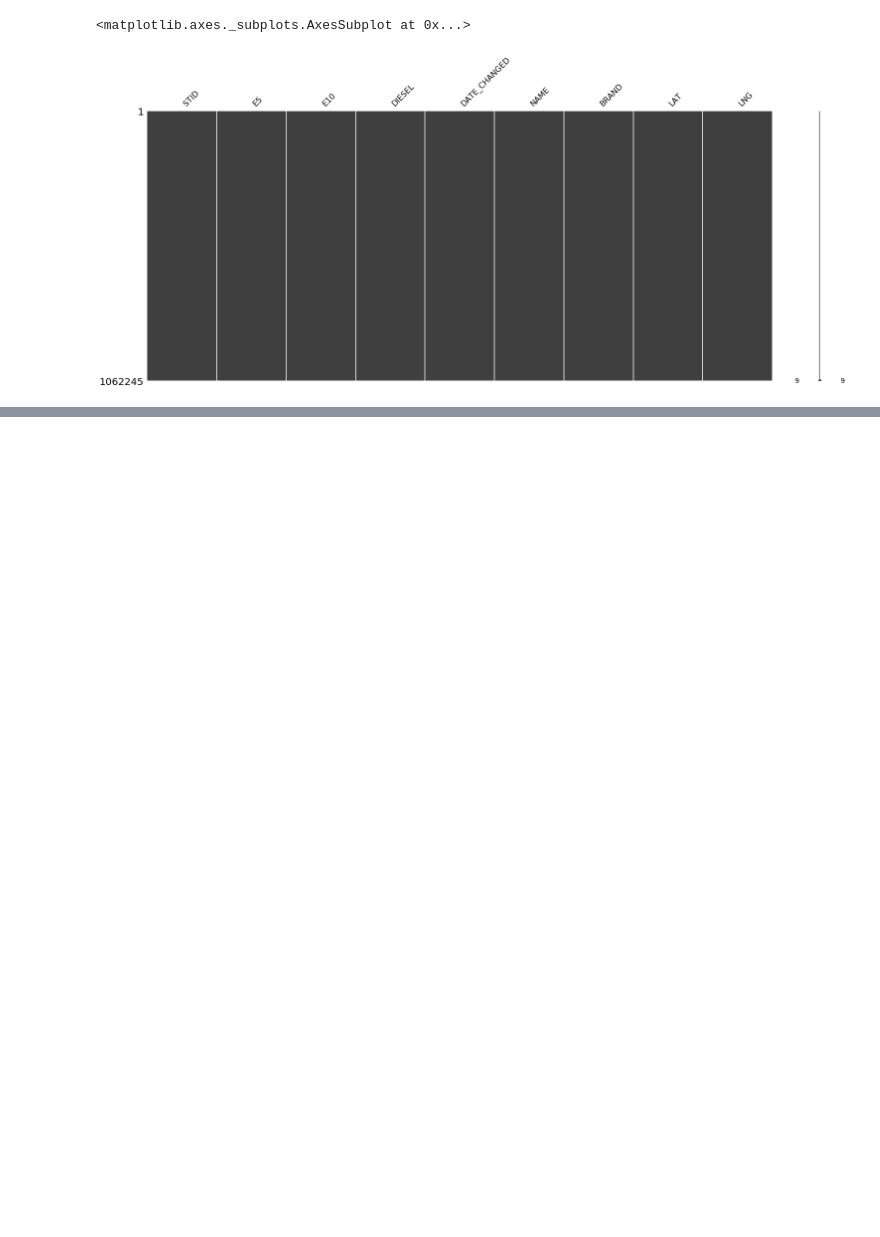
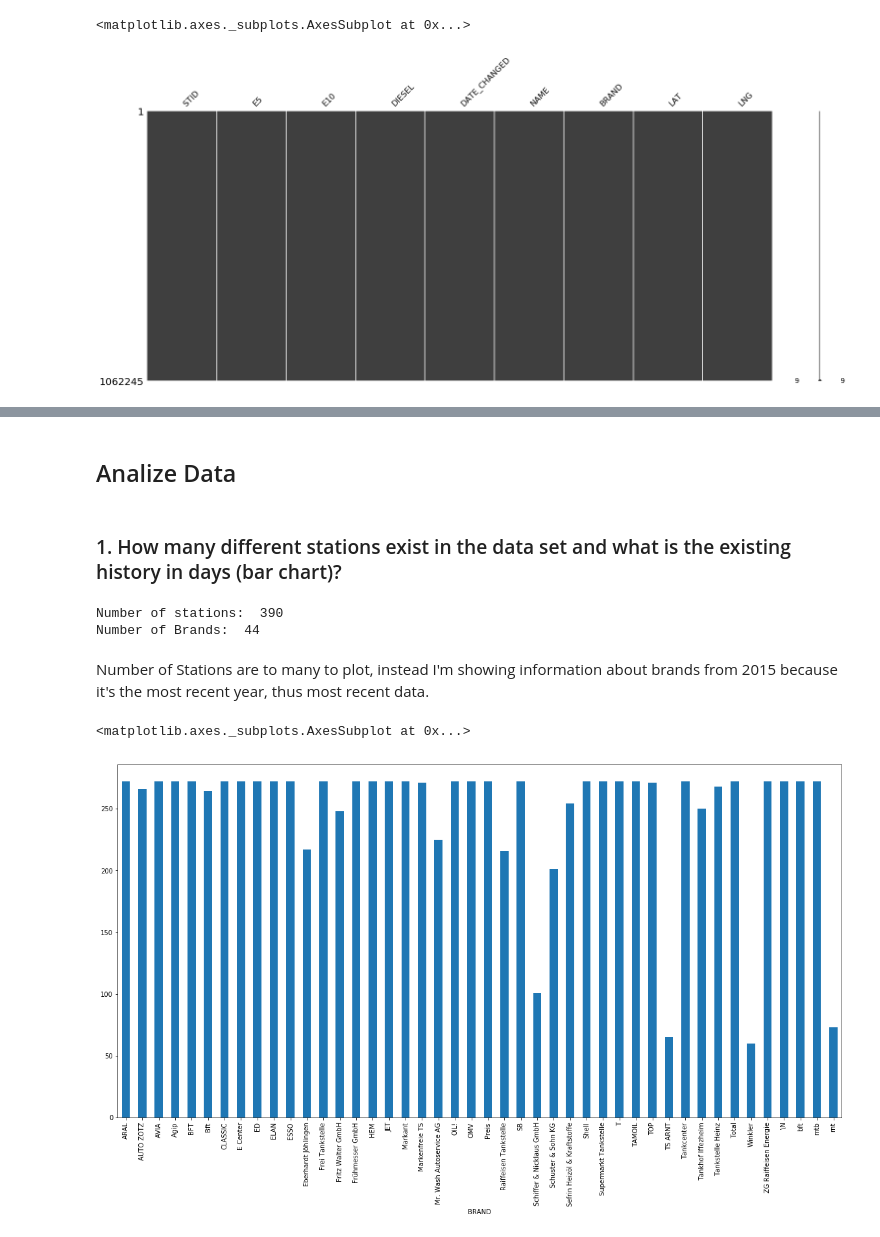
Before and after one commit to ds2019tukl/DS-2019-hector-margarito, a Jupyter notebook: Exercise_1.ipynb, the cells around one changed output, grey strips where cells are left out. Drawn from its saved outputs; the diff is of its cells as text; code cells hidden in the pictures; blank space fills up the shorter version.

Commit message:
Analize Data for Assignment 1
- Answered questions of the assigment

```diff
--- a/Exercise_1.ipynb
+++ b/Exercise_1.ipynb
@@ -172,0 +180,13 @@ ms.matrix(data)
+# %%
+#Function to match a reg expr. and replace the whole string with new value
+def ReplaceMatchingValue(prev,new,column):
+    matchVal = re.compile("^"+prev+".*",re.I)
+    column = column.apply(lambda x: re.sub(matchVal,new,x,re.IGNORECASE))
+    return column
+
+data['BRAND'] = ReplaceMatchingValue("auto zotz","AUTO ZOTZ",data['BRAND'])
+data['BRAND'] = ReplaceMatchingValue("supermarkt","Supermarkt Tankstelle",data['BRAND'])
+data['BRAND'] = ReplaceMatchingValue("frei","Frei Tankstelle",data['BRAND'])
+data['BRAND'] = ReplaceMatchingValue("total","Total",data['BRAND'])
+data['BRAND'] = ReplaceMatchingValue("sb","SB",data['BRAND'])
+data['BRAND'].value_counts()
@@ -172,0 +211,3 @@ ms.matrix(data)
+# %%
+data['DATE_CHANGED'] =pd.to_datetime(data.DATE_CHANGED)
+data['DATE_CHANGED'].head()
@@ -172,0 +221,8 @@ ms.matrix(data)
+# %%
+data['YEAR'] = data.DATE_CHANGED.dt.year
+data['DAY'] =data.DATE_CHANGED.dt.dayofyear
+data['WEEK'] =data.DATE_CHANGED.dt.weekofyear
+data['MONTH'] =data.DATE_CHANGED.dt.month
+data['HOUR'] =data.DATE_CHANGED.dt.hour
+data['WEEKDAY'] =data.DATE_CHANGED.dt.dayofweek
+data.head()
@@ -172,0 +238,20 @@ ms.matrix(data)
+# %% [markdown]
+## Analize Data
+# %% [markdown]
+### 1. How many different stations exist in the data set and what is the existing history in days (bar chart)?
+# %%
+print("Number of stations: ",data['STID'].nunique())
+print("Number of Brands: ",data['BRAND'].nunique())
+# %% [output]
+Number of stations:  390
+Number of Brands:  44
+# %% [markdown]
+Number of Stations are to many to plot, instead I'm showing information about brands from 2015 because it's the most recent year, thus most recent data.
+# %%
+history = data[data['YEAR'] == 2015]
+# %%
+counts_by_brand = history.groupby('BRAND').nunique()
+counts_by_brand['DAY'].plot(kind='bar',figsize=(20,10))
+# %% [output]
+<matplotlib.axes._subplots.AxesSubplot at 0x...>
+[figure, added]
```
Also changed, not shown: parts of 39 cells of this notebook.
